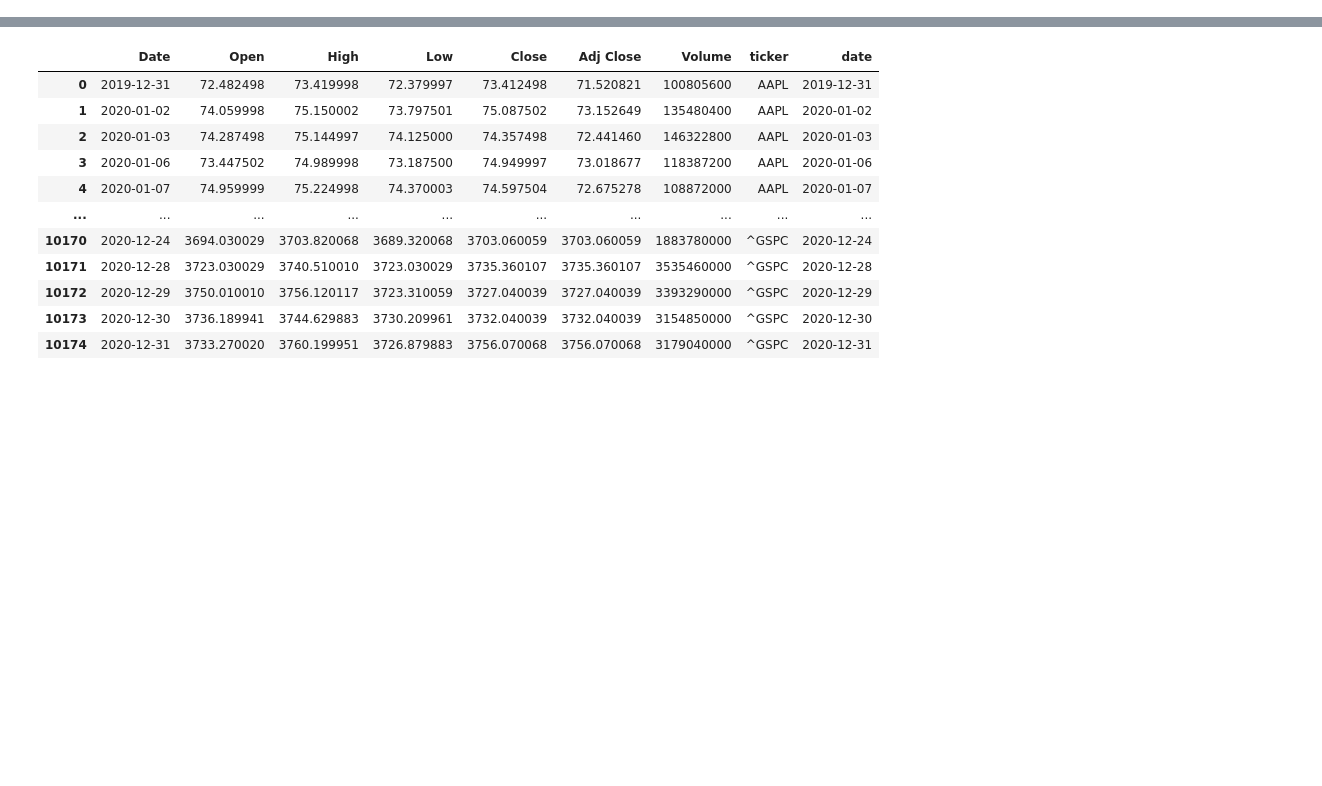
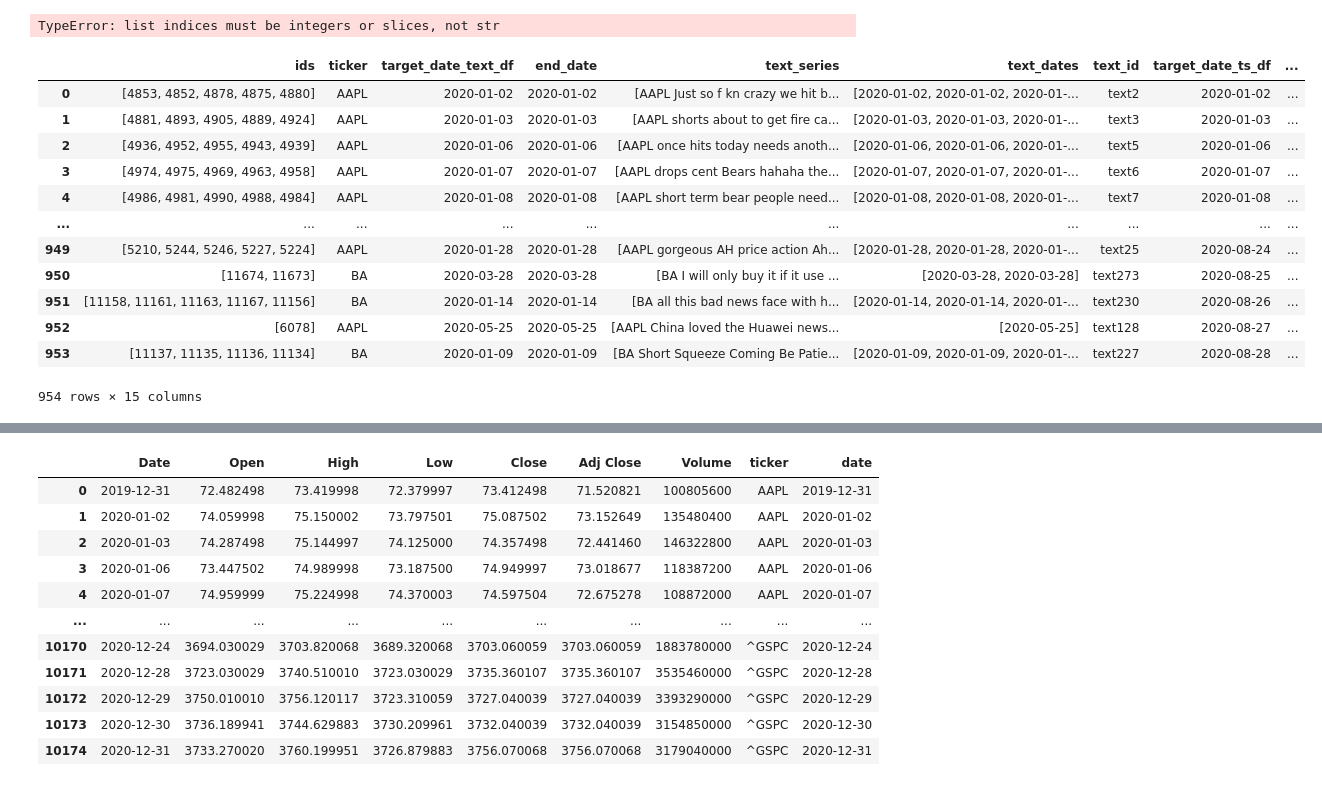
Before and after one commit to ArgyleR/honours-fin-sentiment, a Jupyter notebook: general_analytics.ipynb, the cells around one changed output, grey strips where cells are left out. Saved outputs shown, nothing was run; the diff lists cells and outputs as text; code cells hidden in the pictures; blank space fills up the shorter version.

```diff
--- a/general_analytics.ipynb
+++ b/general_analytics.ipynb
@@ -355,0 +376,21 @@ text_df
+# %%
+import ast
+df['text_series'] = df['text_series'].apply(ast.literal_eval)
+# %% [output]
+TypeError: list indices must be integers or slices, not str
+# %%
+df_train
+# %% [output]
+|  | ids | ticker | target_date_text_df | end_date | text_series | text_dates | text_id | target_date_ts_df | ... |
+| 0 | [4853, 4852, 4878, 4875, 4880] | AAPL | 2020-01-02 | 2020-01-02 | [AAPL Just so f kn crazy we hit b... | [2020-01-02, 2020-01-02, 2020-01-... | text2 | 2020-01-02 | ... |
+| 1 | [4881, 4893, 4905, 4889, 4924] | AAPL | 2020-01-03 | 2020-01-03 | [AAPL shorts about to get fire ca... | [2020-01-03, 2020-01-03, 2020-01-... | text3 | 2020-01-03 | ... |
+| 2 | [4936, 4952, 4955, 4943, 4939] | AAPL | 2020-01-06 | 2020-01-06 | [AAPL once hits today needs anoth... | [2020-01-06, 2020-01-06, 2020-01-... | text5 | 2020-01-06 | ... |
+| 3 | [4974, 4975, 4969, 4963, 4958] | AAPL | 2020-01-07 | 2020-01-07 | [AAPL drops cent Bears hahaha the... | [2020-01-07, 2020-01-07, 2020-01-... | text6 | 2020-01-07 | ... |
+| 4 | [4986, 4981, 4990, 4988, 4984] | AAPL | 2020-01-08 | 2020-01-08 | [AAPL short term bear people need... | [2020-01-08, 2020-01-08, 2020-01-... | text7 | 2020-01-08 | ... |
+| ... | ... | ... | ... | ... | ... | ... | ... | ... | ... |
+| 949 | [5210, 5244, 5246, 5227, 5224] | AAPL | 2020-01-28 | 2020-01-28 | [AAPL gorgeous AH price action Ah... | [2020-01-28, 2020-01-28, 2020-01-... | text25 | 2020-08-24 | ... |
+| 950 | [11674, 11673] | BA | 2020-03-28 | 2020-03-28 | [BA I will only buy it if it use ... | [2020-03-28, 2020-03-28] | text273 | 2020-08-25 | ... |
+| 951 | [11158, 11161, 11163, 11167, 11156] | BA | 2020-01-14 | 2020-01-14 | [BA all this bad news face with h... | [2020-01-14, 2020-01-14, 2020-01-... | text230 | 2020-08-26 | ... |
+| 952 | [6078] | AAPL | 2020-05-25 | 2020-05-25 | [AAPL China loved the Huawei news... | [2020-05-25] | text128 | 2020-08-27 | ... |
+| 953 | [11137, 11135, 11136, 11134] | BA | 2020-01-09 | 2020-01-09 | [BA Short Squeeze Coming Be Patie... | [2020-01-09, 2020-01-09, 2020-01-... | text227 | 2020-08-28 | ... |
+954 rows × 15 columns
```
Also changed, not shown: parts of 5 cells of this notebook, 5 other files.
